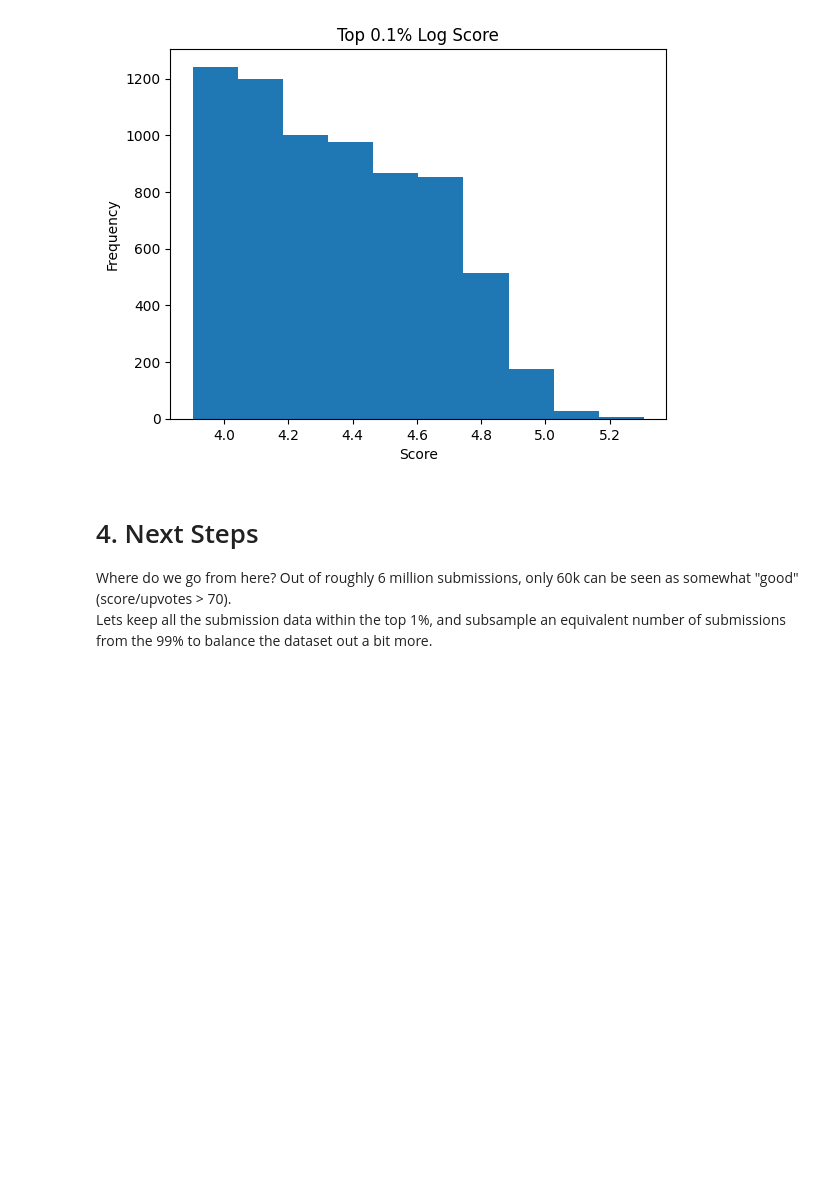
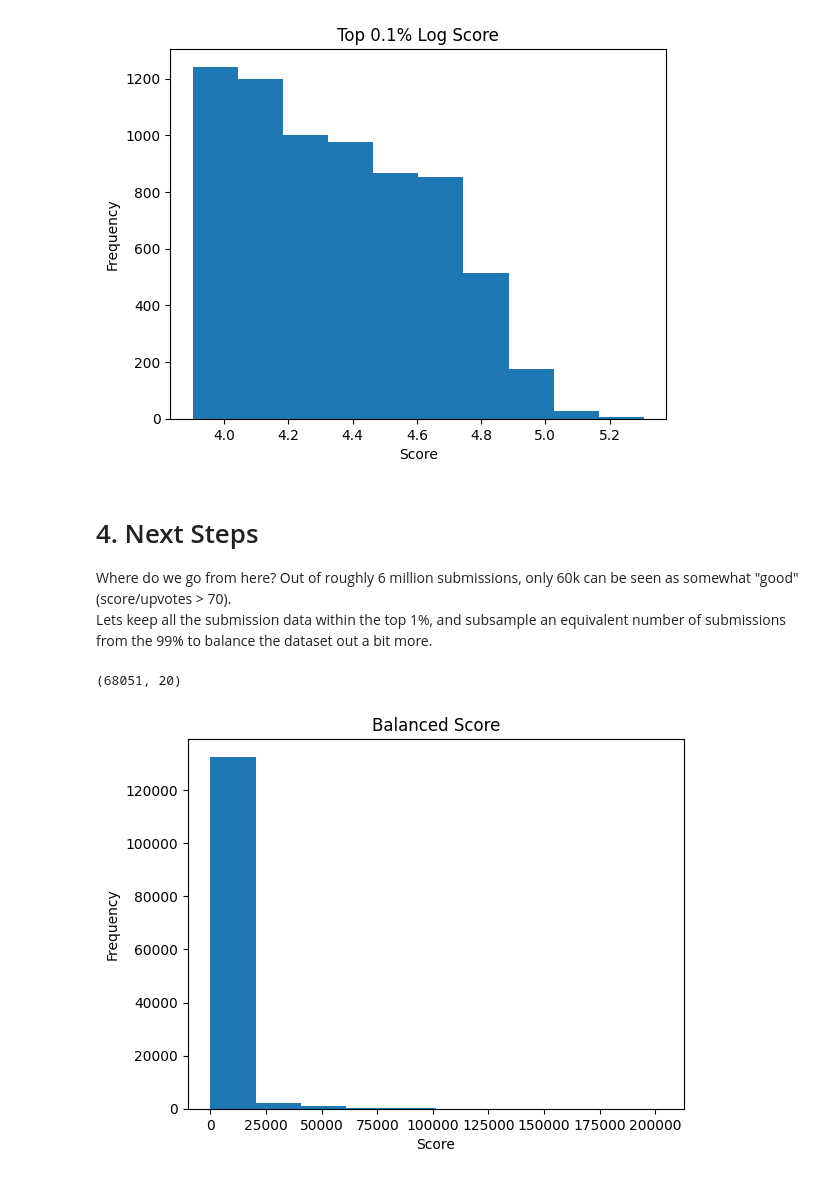
Before and after one commit to Toastjpg/CMPT353-Project, a Jupyter notebook: initial_analysis.ipynb, the cells around one changed output. Drawn from its saved outputs; the diff is of its cells as text; code cells hidden in the pictures; blank space fills up the shorter version.

```diff
--- a/initial_analysis.ipynb
+++ b/initial_analysis.ipynb
@@ -227,0 +231,14 @@ Lets keep all the submission data within the top 1%, and subsample an equivalent
+# %%
+one_percent.shape
+# %% [output]
+(68051, 20)
+# %%
+rebalanced = pd.concat([one_percent, ninety_nine.sample(68051)])
+# %%
+plt.hist(rebalanced['score'])
+plt.title('Balanced Score')
+plt.xlabel('Score')
+plt.ylabel('Frequency')
+plt.show()
+# %% [output]
+[figure, added]
```
Also changed, not shown: parts of 4 cells of this notebook.
